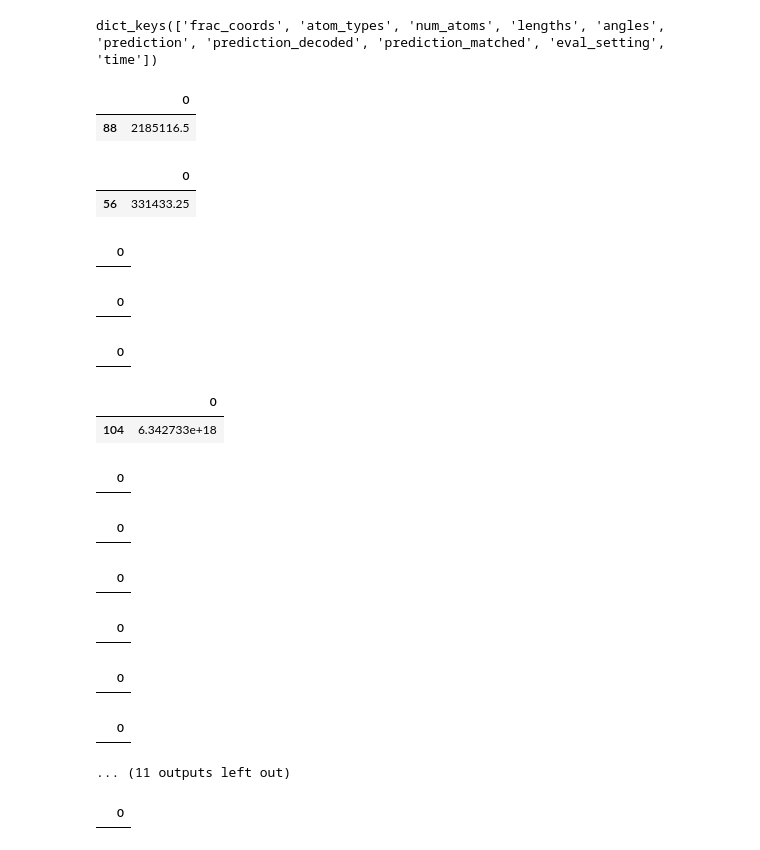
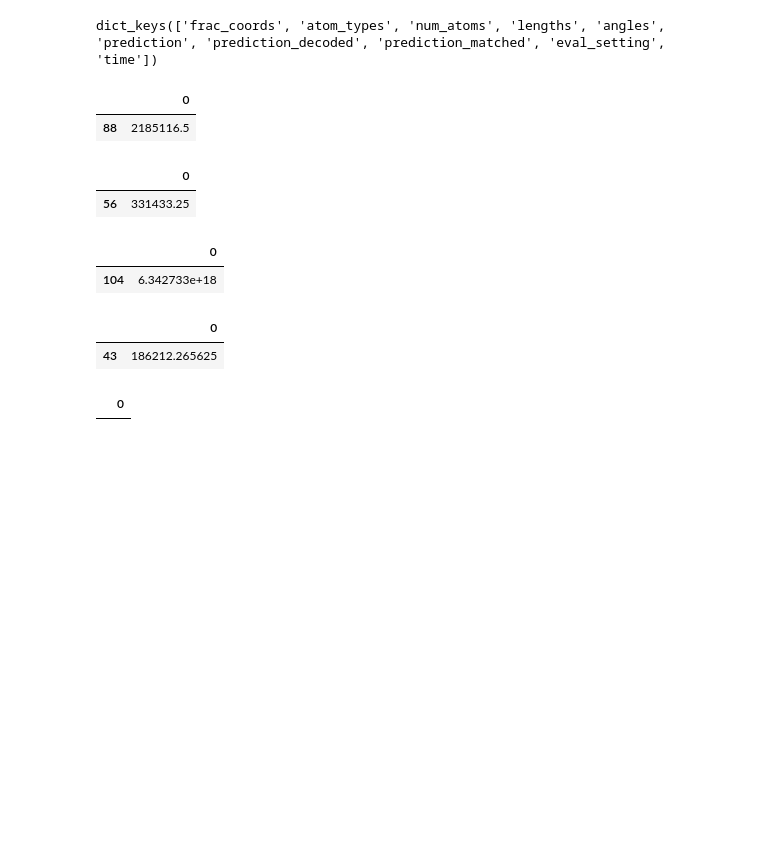
Before and after one commit to AkiraTOSEI/cdvae_comparison, a Jupyter notebook: notebooks/analysis/read_predictions.ipynb, the cells around one changed output. Drawn from its saved outputs; the diff is of its cells as text; code cells hidden in the pictures; blank space fills up the shorter version.

```diff
--- a/notebooks/analysis/read_predictions.ipynb
+++ b/notebooks/analysis/read_predictions.ipynb
@@ -59,45 +59,37 @@ for pred_path in glob.glob('/home/fujii/cdvae_comparison/hydra/singlerun/2025-04
                 else:
                     tag_dict[tag_name] = float(tag_data.replace(tag_name,"").replace('.pt',''))
 
     assert np.array(d['prediction_decoded']).shape[0] == np.array(d['prediction_matched']).shape[0]
 
     # 最適化直後のzから得た予測値
     raw_z_pred = np.array(d['prediction_matched']).squeeze()
     ## 128になるまで、np.nanを追加する
     if raw_z_pred.shape[0] < 128:
         raw_z_pred = np.concatenate([raw_z_pred, np.full((128 - raw_z_pred.shape[0]), np.nan)], axis=0)
     # 最適化後のzをdenoise-> crystal -> encode -> zで得た予測値
     decoded_z_pred = np.array(d['prediction_decoded']).squeeze()
     ## 128になるまで、np.nanを追加する
     if decoded_z_pred.shape[0] < 128:
         decoded_z_pred = np.concatenate([decoded_z_pred, np.full((128 - decoded_z_pred.shape[0]), np.nan)], axis=0)
     raw_result_dict = copy.deepcopy(tag_dict)
     decoded_result_dict =  copy.deepcopy(tag_dict)
     for tc in [2., 3., 4., 5., 7.5, 10., 12.5, 15., 20., 22.5, 25., 30., 40., 50.]:
         raw_result_dict[tc] = (raw_z_pred >tc).sum()/raw_z_pred.shape[0]
         decoded_result_dict[tc] = (decoded_z_pred >tc).sum()/decoded_z_pred.shape[0]
     raw_result_dict_list.append(raw_result_dict)
     decoded_result_dict_list.append(decoded_result_dict)
 
-    if pd.DataFrame(decoded_z_pred).max().values > 2:
-        display(pd.DataFrame(decoded_z_pred)[(pd.DataFrame(decoded_z_pred)>30).values])
+    if pd.DataFrame(decoded_z_pred).max().values > 5:
+        display(pd.DataFrame(decoded_z_pred)[(pd.DataFrame(decoded_z_pred)>5).values])
 # %% [output]
 |  | 0 |
 | 88 | 2185116.5 |
 |  | 0 |
 | 56 | 331433.25 |
 |  | 0 |
+| 104 | 6.342733e+18 |
 |  | 0 |
+| 43 | 186212.265625 |
-|  | 0 |
-|  | 0 |
-| 104 | 6.342733e+18 |
-|  | 0 |
-|  | 0 |
-|  | 0 |
-|  | 0 |
-|  | 0 |
-|  | 0 |
-... (11 outputs left out)
 # %%
 # %% [output]
 |  | 0 |
```
Also changed, not shown: 1 other file.
